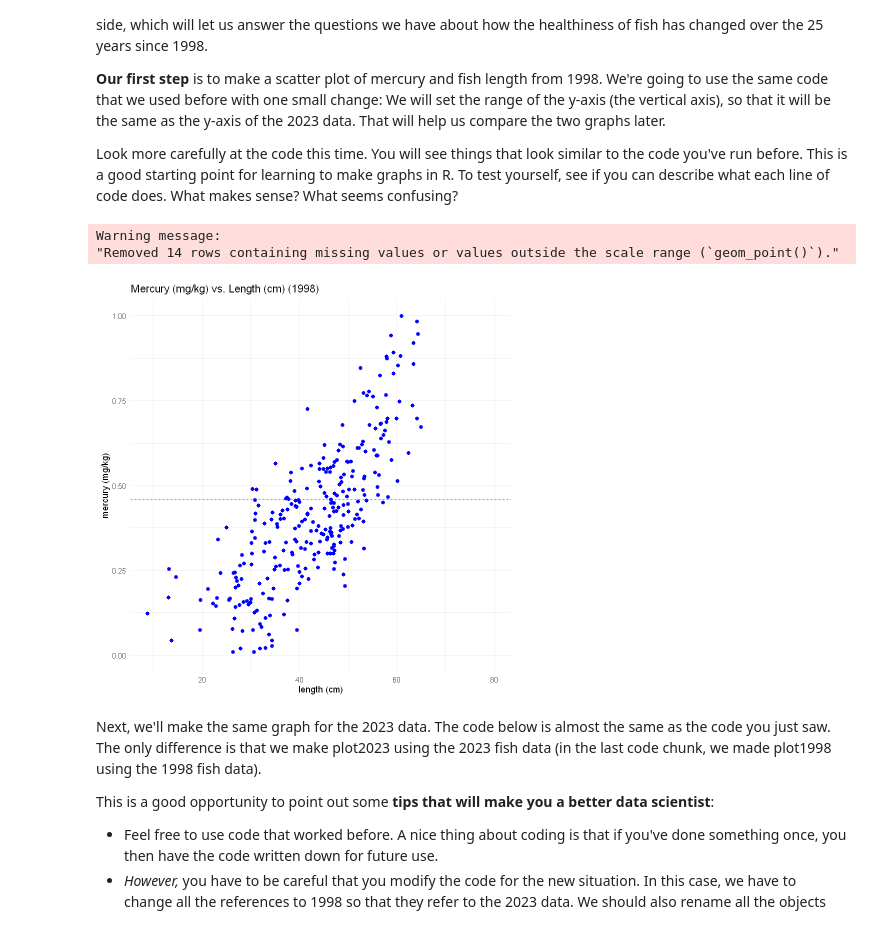
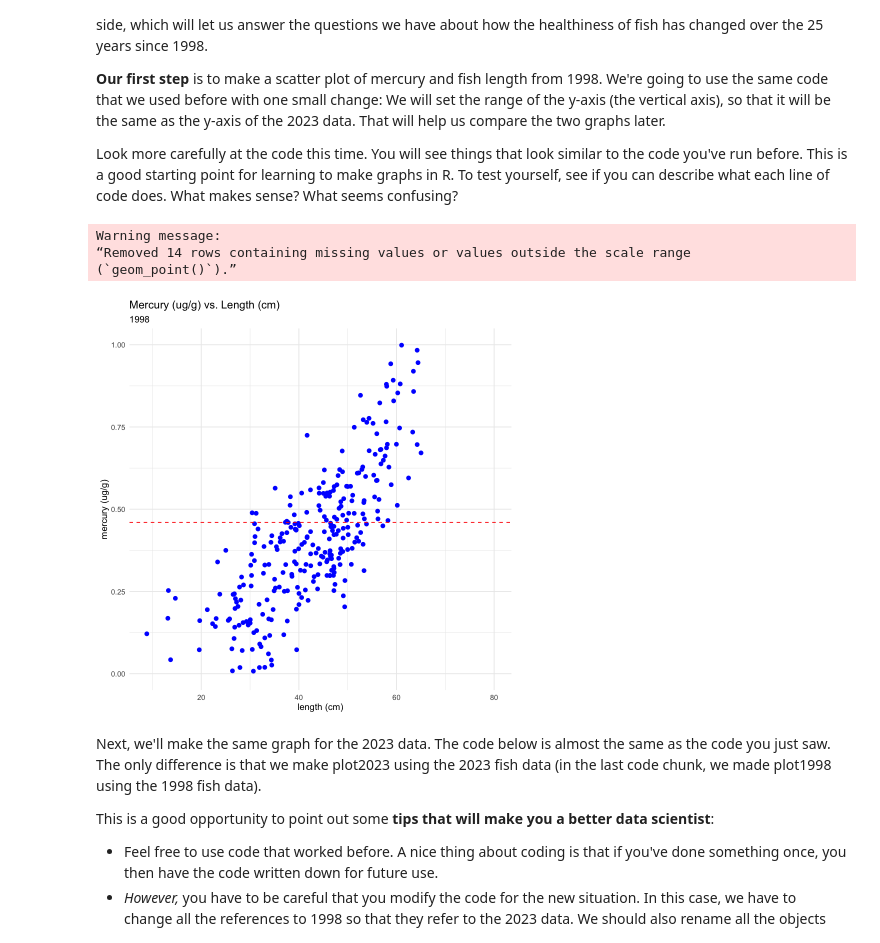
Before and after one commit to IndigenousEnvDataSci/IndigenousEnvDataSci.github.io, a Jupyter notebook: MOD1/Mod1_pt5.ipynb, the cells around one changed output. Saved outputs shown, nothing was run; the diff lists cells and outputs as text; code cells hidden in the pictures.

```diff
--- a/MOD1/Mod1_pt5.ipynb
+++ b/MOD1/Mod1_pt5.ipynb
@@ -113,27 +95,28 @@ Look more carefully at the code this time. You will see things that look similar
 # %%
 # This code is the same code we used before.
 # If you look at each line, what makes sense? What is confusing?
   plot1998<- ggplot(fish_1998, aes(x = length, y = mercury)) +
       geom_point(color = 'blue', size = 2) +
       xlab("length (cm)")+
-      ylab("mercury (mg/kg)")+
-      ggtitle("Mercury (mg/kg) vs. Length (cm) (1998)")+
+      ylab("mercury (ug/g)")+
+      ggtitle("Mercury (ug/g) vs. Length (cm)", subtitle="1998") +
       geom_hline(yintercept = 0.46, linetype= "dashed", color = 'red')+
 # This is the only NEW line of code.
 # We use the command ylim() to set the range of the y-axis
-# The y-axis in this plot will start at 2 mg/kg mercury and end at 6 mg/kg
+# The y-axis in this plot will start at 0ug/g and go to 1ug/g.
 # We'll use the same range for the scatter plot of the 2023 data.
 # That will make it easier to compare the fish across the two years.
       ylim(0,1) +
 # We will specify the same "minimal" theme we used before.
       theme_minimal()
 
 # Now let's plot the data from 1998
 plot1998
 # %% [output]
 Warning message:
-"Removed 14 rows containing missing values or values outside the scale range (`geom_point()`)."
+“Removed 14 rows containing missing values or values outside the scale range
+(`geom_point()`).”
-[figure, old version]
+[figure, new version]
 # %% [markdown]
 Next, we'll make the same graph for the 2023 data. The code below is almost the same as the code you just saw. The only difference is that we make plot2023 using the 2023 fish data (in the last code chunk, we made plot1998 using the 1998 fish data).
 
```
Also changed, not shown: parts of 8 cells of this notebook, 9 other files.
